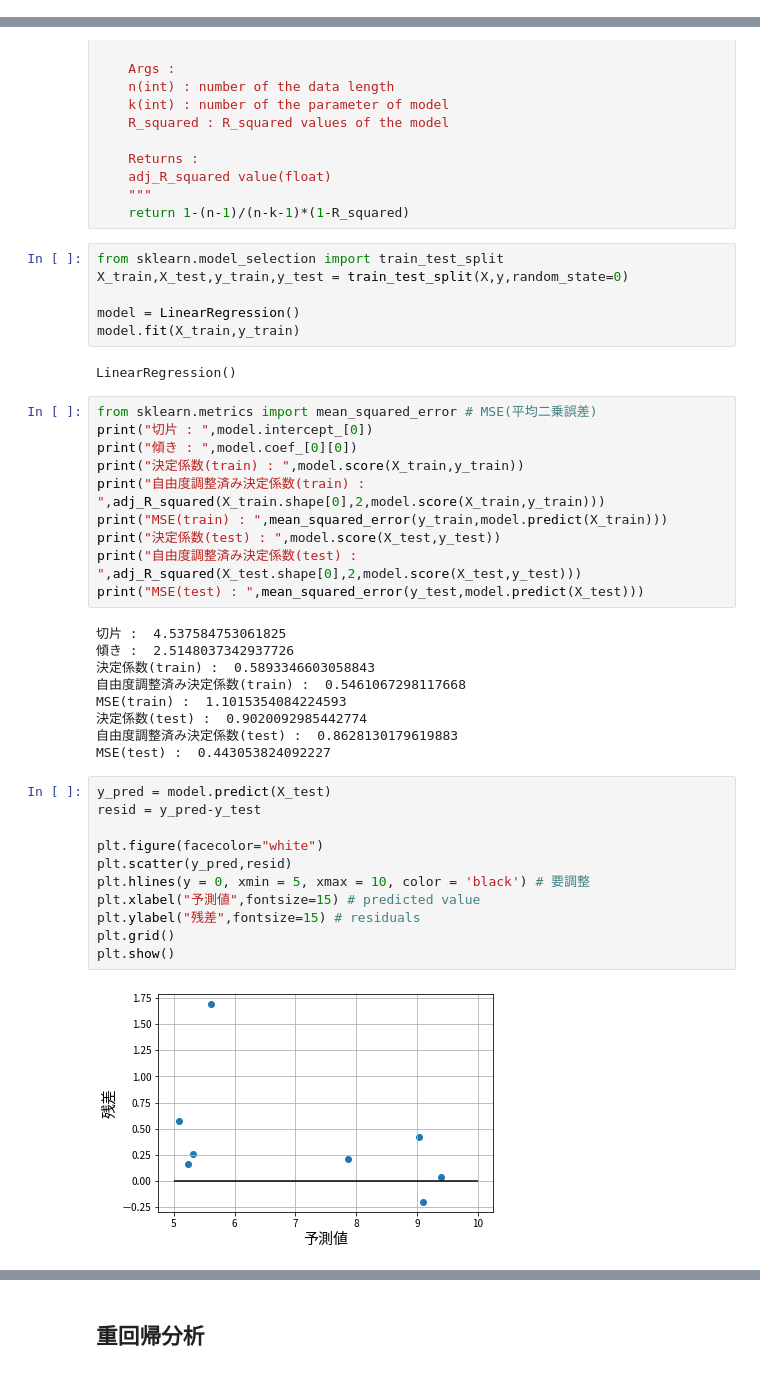
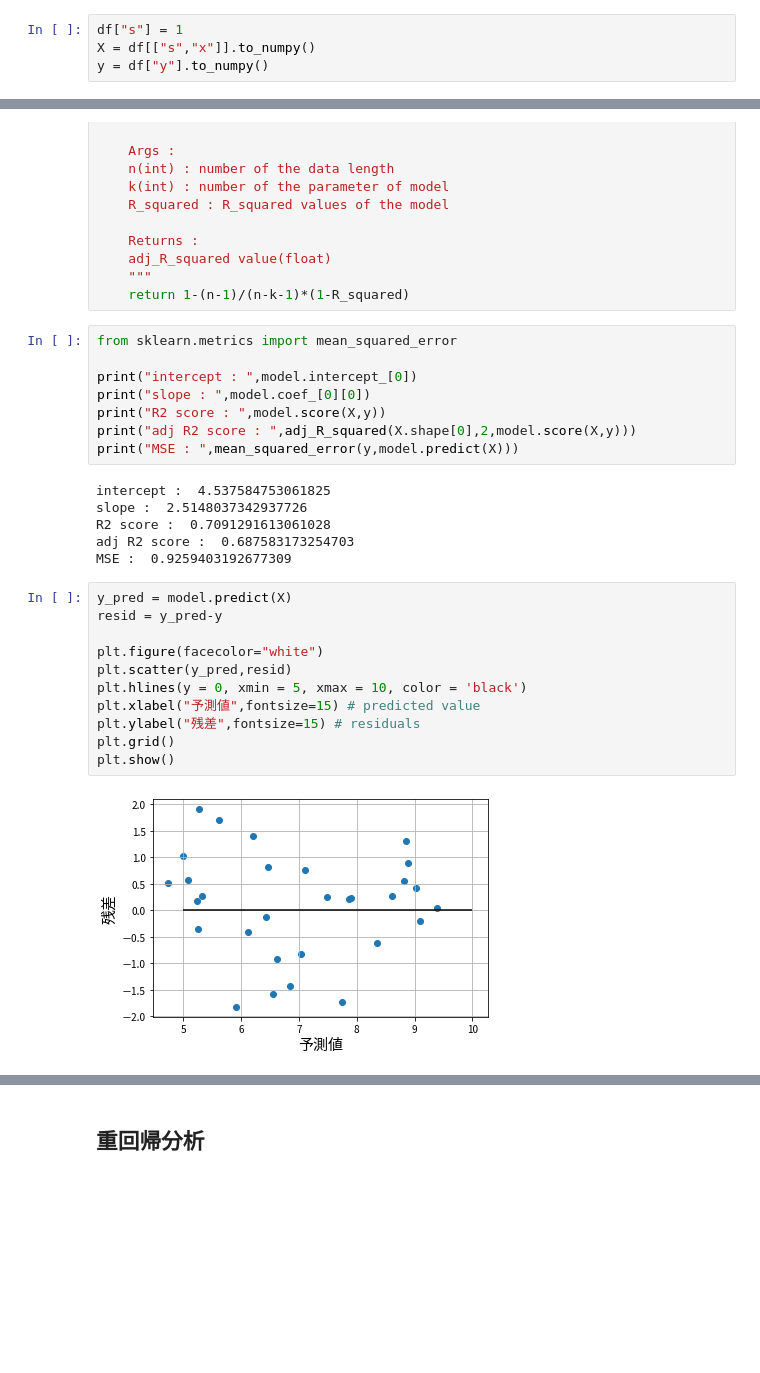
Before and after one commit to chama0623/MachineLearning, a Jupyter notebook: MachineLearning/LinearRegression.ipynb, the cells around one changed output, grey strips where cells are left out. Saved outputs shown, nothing was run; the diff lists cells and outputs as text; blank space fills up the shorter version.

```diff
--- a/MachineLearning/LinearRegression.ipynb
+++ b/MachineLearning/LinearRegression.ipynb
@@ -29,0 +32,4 @@ plt.show()
+# %%
+df["s"] = 1
+X = df[["s","x"]].to_numpy()
+y = df["y"].to_numpy()
@@ -77,46 +80,33 @@ def adj_R_squared(n,k,R_squared):
     adj_R_squared value(float)
     """
     return 1-(n-1)/(n-k-1)*(1-R_squared)
-# %%
-from sklearn.model_selection import train_test_split
-X_train,X_test,y_train,y_test = train_test_split(X,y,random_state=0)
-
-model = LinearRegression()
-model.fit(X_train,y_train)
-# %% [output]
-LinearRegression()
 # %%
-from sklearn.metrics import mean_squared_error # MSE(平均二乗誤差)
-print("切片 : ",model.intercept_[0])
-print("傾き : ",model.coef_[0][0])
-print("決定係数(train) : ",model.score(X_train,y_train))
-print("自由度調整済み決定係数(train) : ",adj_R_squared(X_train.shape[0],2,model.score(X_train,y_train)))
-print("MSE(train) : ",mean_squared_error(y_train,model.predict(X_train)))
-print("決定係数(test) : ",model.score(X_test,y_test))
-print("自由度調整済み決定係数(test) : ",adj_R_squared(X_test.shape[0],2,model.score(X_test,y_test)))
-print("MSE(test) : ",mean_squared_error(y_test,model.predict(X_test)))
+from sklearn.metrics import mean_squared_error
+
+print("intercept : ",model.intercept_[0])
+print("slope : ",model.coef_[0][0])
+print("R2 score : ",model.score(X,y))
+print("adj R2 score : ",adj_R_squared(X.shape[0],2,model.score(X,y)))
+print("MSE : ",mean_squared_error(y,model.predict(X)))
 # %% [output]
-切片 :  4.537584753061825
-傾き :  2.5148037342937726
-決定係数(train) :  0.5893346603058843
-自由度調整済み決定係数(train) :  0.5461067298117668
-MSE(train) :  1.1015354084224593
-決定係数(test) :  0.9020092985442774
-自由度調整済み決定係数(test) :  0.8628130179619883
-MSE(test) :  0.443053824092227
+intercept :  4.537584753061825
+slope :  2.5148037342937726
+R2 score :  0.7091291613061028
+adj R2 score :  0.687583173254703
+MSE :  0.9259403192677309
 # %%
-y_pred = model.predict(X_test)
-resid = y_pred-y_test
+y_pred = model.predict(X)
+resid = y_pred-y
 
 plt.figure(facecolor="white")
 plt.scatter(y_pred,resid)
-plt.hlines(y = 0, xmin = 5, xmax = 10, color = 'black') # 要調整
+plt.hlines(y = 0, xmin = 5, xmax = 10, color = 'black')
 plt.xlabel("予測値",fontsize=15) # predicted value
 plt.ylabel("残差",fontsize=15) # residuals
 plt.grid()
 plt.show()
 # %% [output]
-[figure, old version]
+[figure, new version]
 # %%
 from scipy import stats
 
```
Also changed, not shown: parts of 15 cells of this notebook, 3 other files.
